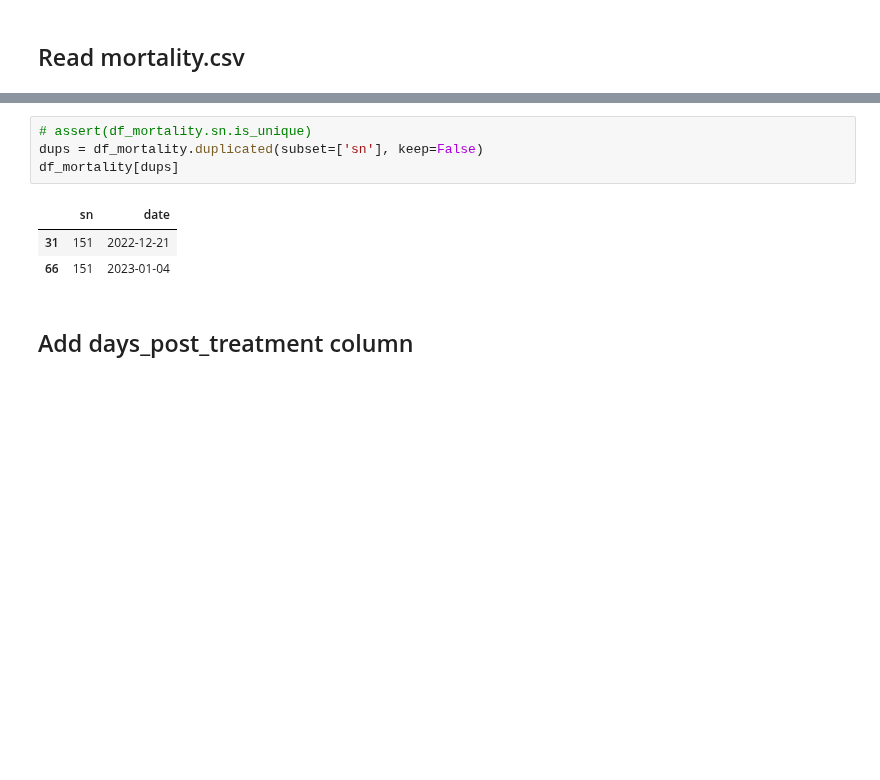
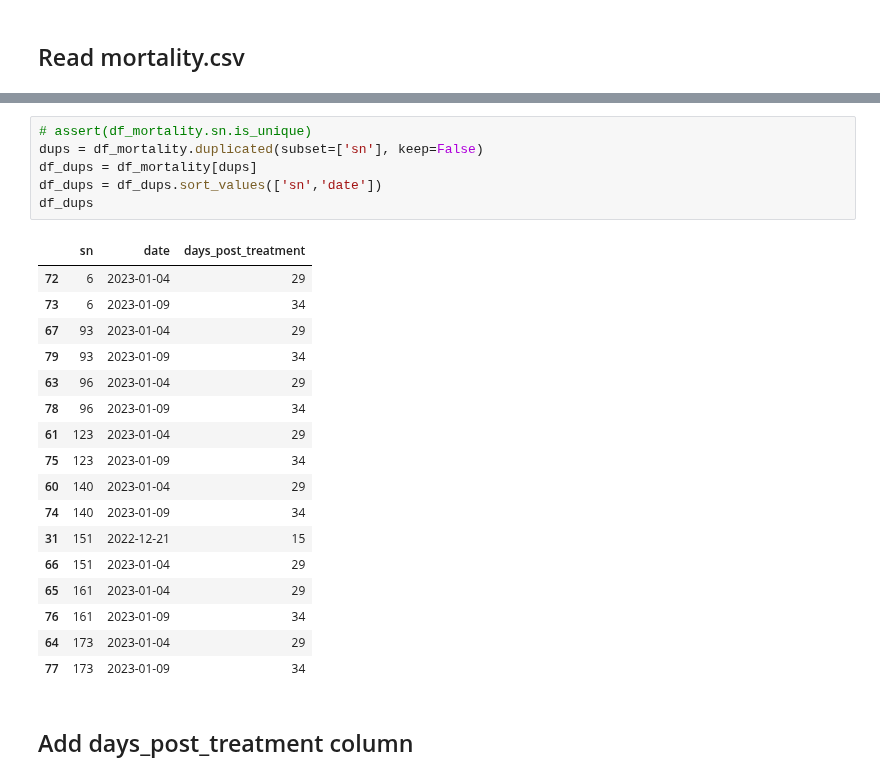
Before and after one commit to aubreymoore/palau-guts-experiment, a Jupyter notebook: newt.ipynb, the cells around one changed output, grey strips where cells are left out. Cells and saved outputs as stored; diff of their text form; blank space fills up the shorter version.

```diff
--- a/newt.ipynb
+++ b/newt.ipynb
@@ -66,11 +66,27 @@ df_mortality
 # %%
 # assert(df_mortality.sn.is_unique)
 dups = df_mortality.duplicated(subset=['sn'], keep=False)
-df_mortality[dups]
+df_dups = df_mortality[dups]
+df_dups = df_dups.sort_values(['sn','date'])
+df_dups
 # %% [output]
-|  | sn | date |
-| 31 | 151 | 2022-12-21 |
-| 66 | 151 | 2023-01-04 |
+|  | sn | date | days_post_treatment |
+| 72 | 6 | 2023-01-04 | 29 |
+| 73 | 6 | 2023-01-09 | 34 |
+| 67 | 93 | 2023-01-04 | 29 |
+| 79 | 93 | 2023-01-09 | 34 |
+| 63 | 96 | 2023-01-04 | 29 |
+| 78 | 96 | 2023-01-09 | 34 |
+| 61 | 123 | 2023-01-04 | 29 |
+| 75 | 123 | 2023-01-09 | 34 |
+| 60 | 140 | 2023-01-04 | 29 |
+| 74 | 140 | 2023-01-09 | 34 |
+| 31 | 151 | 2022-12-21 | 15 |
+| 66 | 151 | 2023-01-04 | 29 |
+| 65 | 161 | 2023-01-04 | 29 |
+| 76 | 161 | 2023-01-09 | 34 |
+| 64 | 173 | 2023-01-04 | 29 |
+| 77 | 173 | 2023-01-09 | 34 |
 # %% [markdown]
 ## Add days_post_treatment column
 # %%
```
Also changed, not shown: parts of 6 cells of this notebook, 2 other files.
